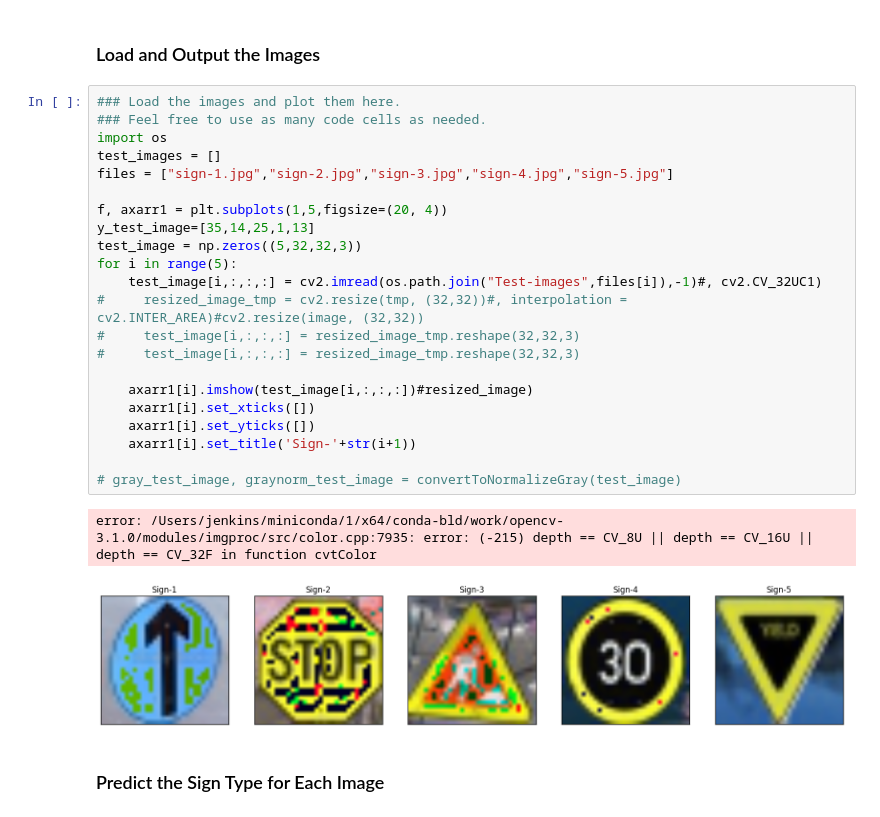
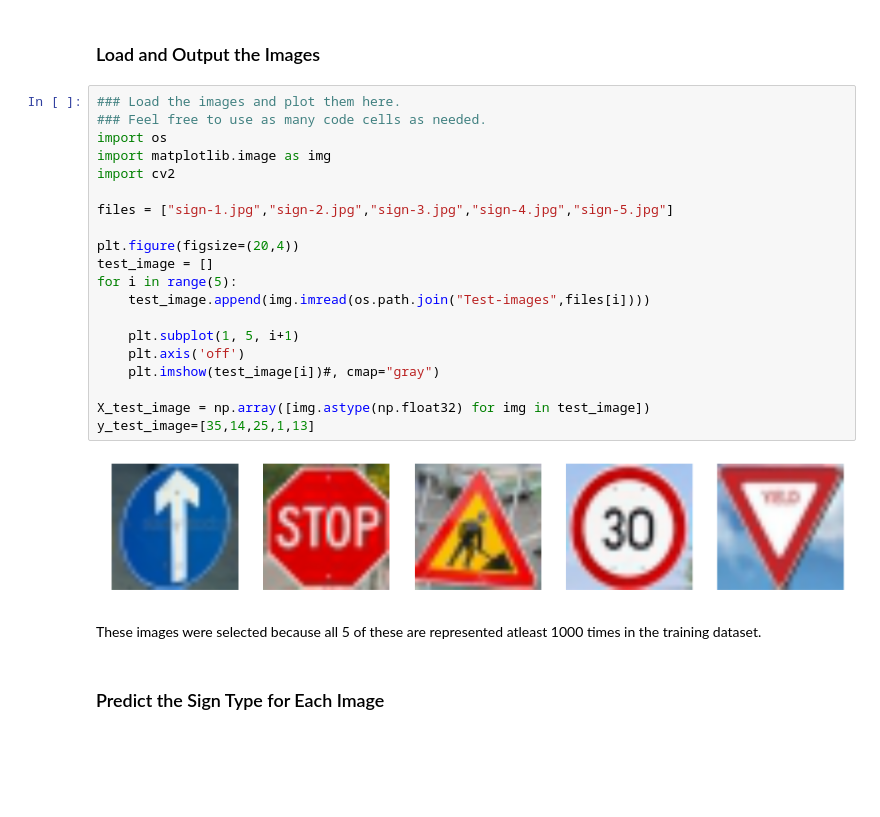
Before and after one commit to chandrusuresh/CarND-Traffic-Sign-Classifier-Project, a Jupyter notebook: Traffic_Sign_Classifier.ipynb, the cells around one changed output. Drawn from its saved outputs; the diff is of its cells as text; blank space fills up the shorter version.

```diff
--- a/Traffic_Sign_Classifier.ipynb
+++ b/Traffic_Sign_Classifier.ipynb
@@ -446,27 +433,26 @@ You may find `signnames.csv` useful as it contains mappings from the class id (i
 # %%
 ### Load the images and plot them here.
 ### Feel free to use as many code cells as needed.
 import os
-test_images = []
+import matplotlib.image as img
+import cv2
+
 files = ["sign-1.jpg","sign-2.jpg","sign-3.jpg","sign-4.jpg","sign-5.jpg"]
 
-f, axarr1 = plt.subplots(1,5,figsize=(20, 4))
+plt.figure(figsize=(20,4))
+test_image = []
+for i in range(5):
+    test_image.append(img.imread(os.path.join("Test-images",files[i])))
+
+    plt.subplot(1, 5, i+1)
+    plt.axis('off')
+    plt.imshow(test_image[i])#, cmap="gray")
+
+X_test_image = np.array([img.astype(np.float32) for img in test_image])
 y_test_image=[35,14,25,1,13]
-test_image = np.zeros((5,32,32,3))
-for i in range(5):
-    test_image[i,:,:,:] = cv2.imread(os.path.join("Test-images",files[i]),-1)#, cv2.CV_32UC1)
-#     resized_image_tmp = cv2.resize(tmp, (32,32))#, interpolation = cv2.INTER_AREA)#cv2.resize(image, (32,32))
-#     test_image[i,:,:,:] = resized_image_tmp.reshape(32,32,3)
-#     test_image[i,:,:,:] = resized_image_tmp.reshape(32,32,3)
-
-    axarr1[i].imshow(test_image[i,:,:,:])#resized_image)
-    axarr1[i].set_xticks([])
-    axarr1[i].set_yticks([])
-    axarr1[i].set_title('Sign-'+str(i+1))
-
-# gray_test_image, graynorm_test_image = convertToNormalizeGray(test_image)
 # %% [output]
-error: /Users/jenkins/miniconda/1/x64/conda-bld/work/opencv-3.1.0/modules/imgproc/src/color.cpp:7935: error: (-215) depth == CV_8U || depth == CV_16U || depth == CV_32F in function cvtColor
-[figure, old version]
+[figure, new version]
+# %% [markdown]
+These images were selected because all 5 of these are represented atleast 1000 times in the training dataset.
 # %% [markdown]
 ### Predict the Sign Type for Each Image
```
Also changed, not shown: parts of 9 cells of this notebook.
